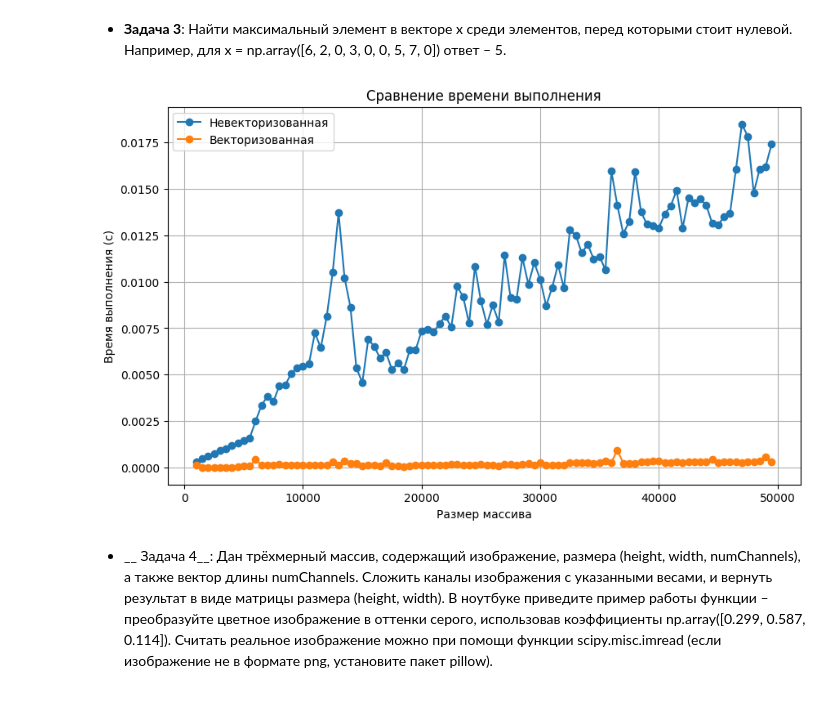
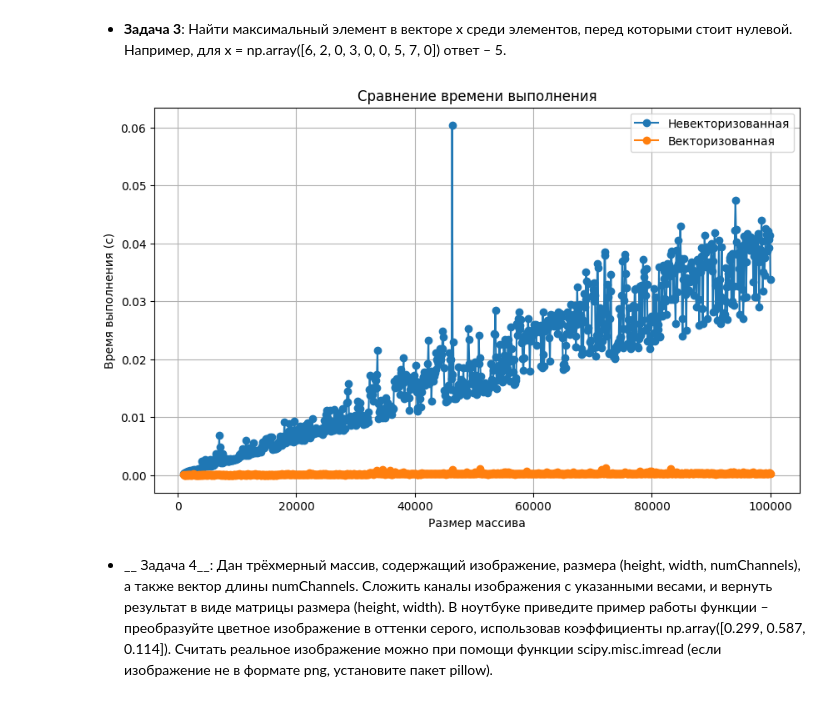
Before and after one commit to MaxKholodov1/AESC_ML, a Jupyter notebook: task 1/task1_numpy_practive.ipynb, the cells around one changed output. Saved outputs shown, nothing was run; the diff lists cells and outputs as text; code cells hidden in the pictures.

```diff
--- a/task 1/task1_numpy_practive.ipynb
+++ b/task 1/task1_numpy_practive.ipynb
@@ -175,35 +175,35 @@ def max_after_zerovect(x):
 # %%
 import matplotlib.pyplot as plt
 import time
 import numpy as np
 time_vectorized=[]
 time_non_vectorized=[]
 s=[]
-for i in range (1000, 50000, 500):
+for i in range (1000, 100001, 100):
     s.append(i)
     x = np.random.randint(-50, 50, size=i)
     startnonvect=time.time()
     max_after_zerononvect(x)
     endnonvect= time.time()
     ansnonvect=endnonvect-startnonvect
     startvect=time.time()
     max_after_zerovect(x)
     endvect= time.time()
     ansvect=endvect-startvect
     time_vectorized.append(ansvect)
     time_non_vectorized.append(ansnonvect)
 f, ax2 = plt.subplots(figsize=(10, 6))
 ax2.plot(s, time_non_vectorized, label=u"Невекторизованная", marker='o')
 ax2.plot(s, time_vectorized, label=u"Векторизованная", marker='o')
 ax2.set_title(u"Сравнение времени выполнения")
 ax2.set_xlabel(u"Размер массива")
 ax2.set_ylabel(u"Время выполнения (с)")
 ax2.grid()
 ax2.legend()
 
 f.show()
 # %% [output]
-[figure, old version]
+[figure, new version]
 # %% [markdown]
 
 
```
Also changed, not shown: parts of 6 cells of this notebook.
